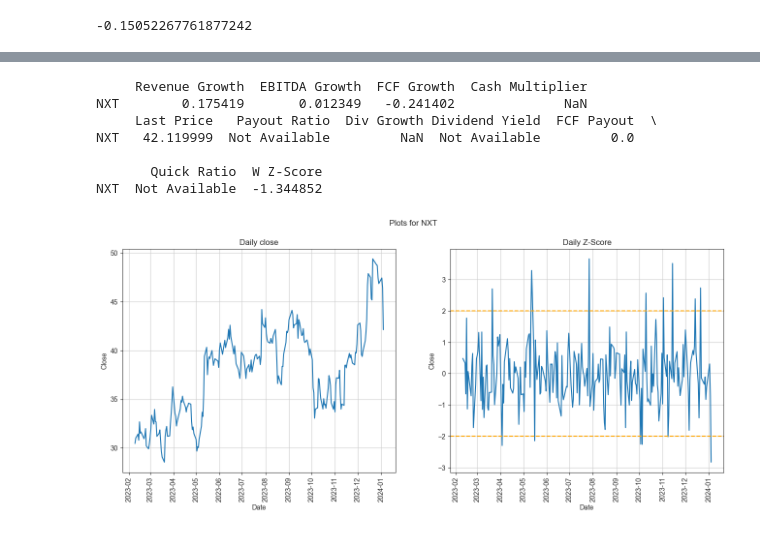
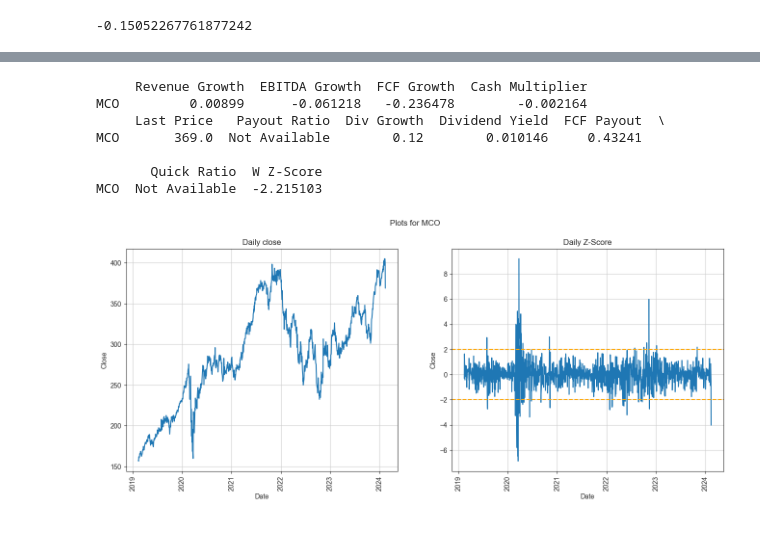
Before and after one commit to ggoni/dividend-stock-picker, a Jupyter notebook: explore.ipynb, the cells around one changed output, grey strips where cells are left out. Saved outputs shown, nothing was run; the diff lists cells and outputs as text; code cells hidden in the pictures.

```diff
--- a/explore.ipynb
+++ b/explore.ipynb
@@ -261,11 +261,11 @@ WBA  Not Available  -1.569836
 # %%
-summary('NXT')
+summary('MCO')
 # %% [output]
      Revenue Growth  EBITDA Growth  FCF Growth  Cash Multiplier
-NXT        0.175419       0.012349   -0.241402              NaN
-     Last Price   Payout Ratio  Div Growth Dividend Yield  FCF Payout  \
-NXT   42.119999  Not Available         NaN  Not Available         0.0
+MCO         0.00899      -0.061218   -0.236478        -0.002164
+     Last Price   Payout Ratio  Div Growth  Dividend Yield  FCF Payout  \
+MCO       369.0  Not Available        0.12        0.010146     0.43241
 
        Quick Ratio  W Z-Score
-NXT  Not Available  -1.344852
+MCO  Not Available  -2.215103
-[figure, old version]
+[figure, new version]
```
Also changed, not shown: parts of 8 cells of this notebook.
